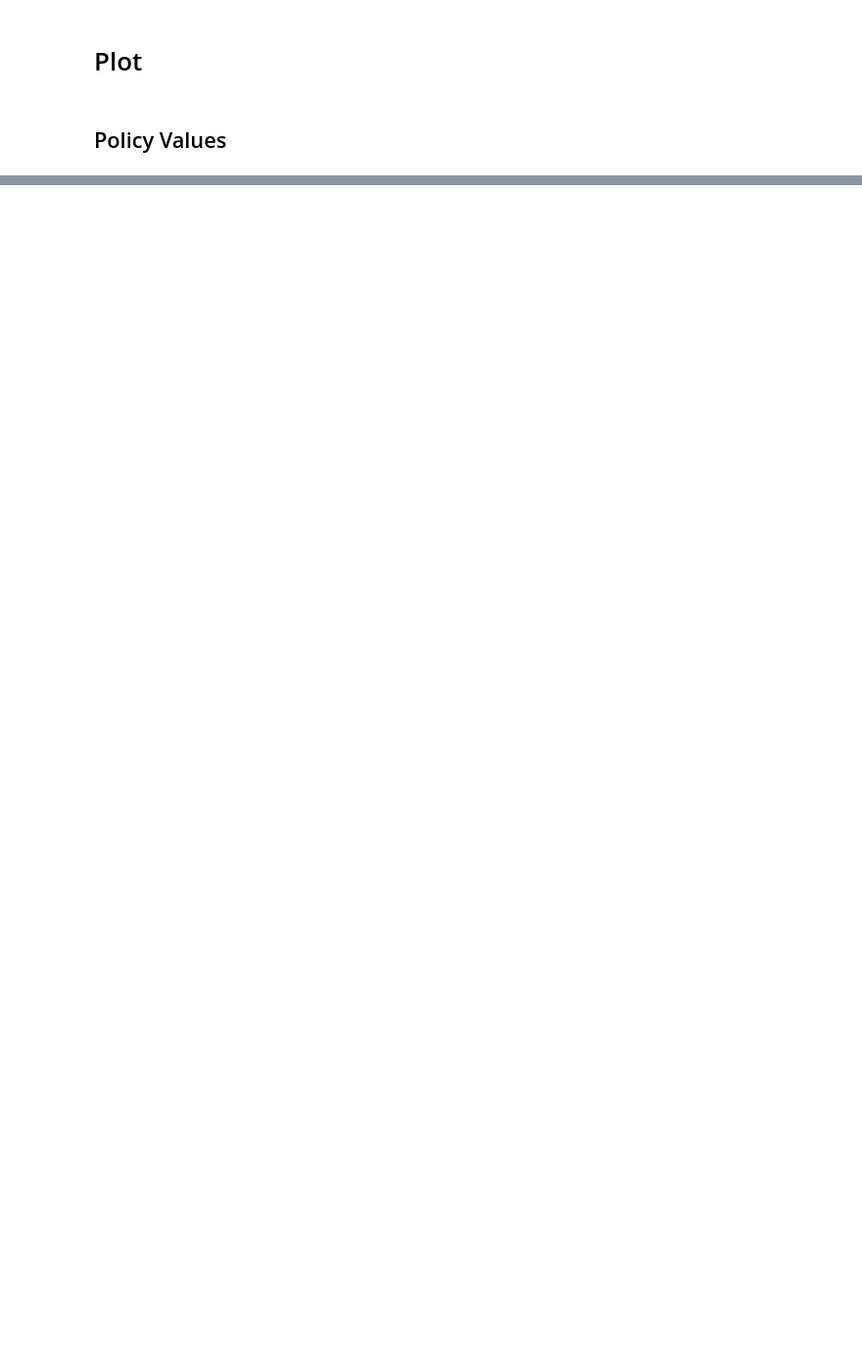
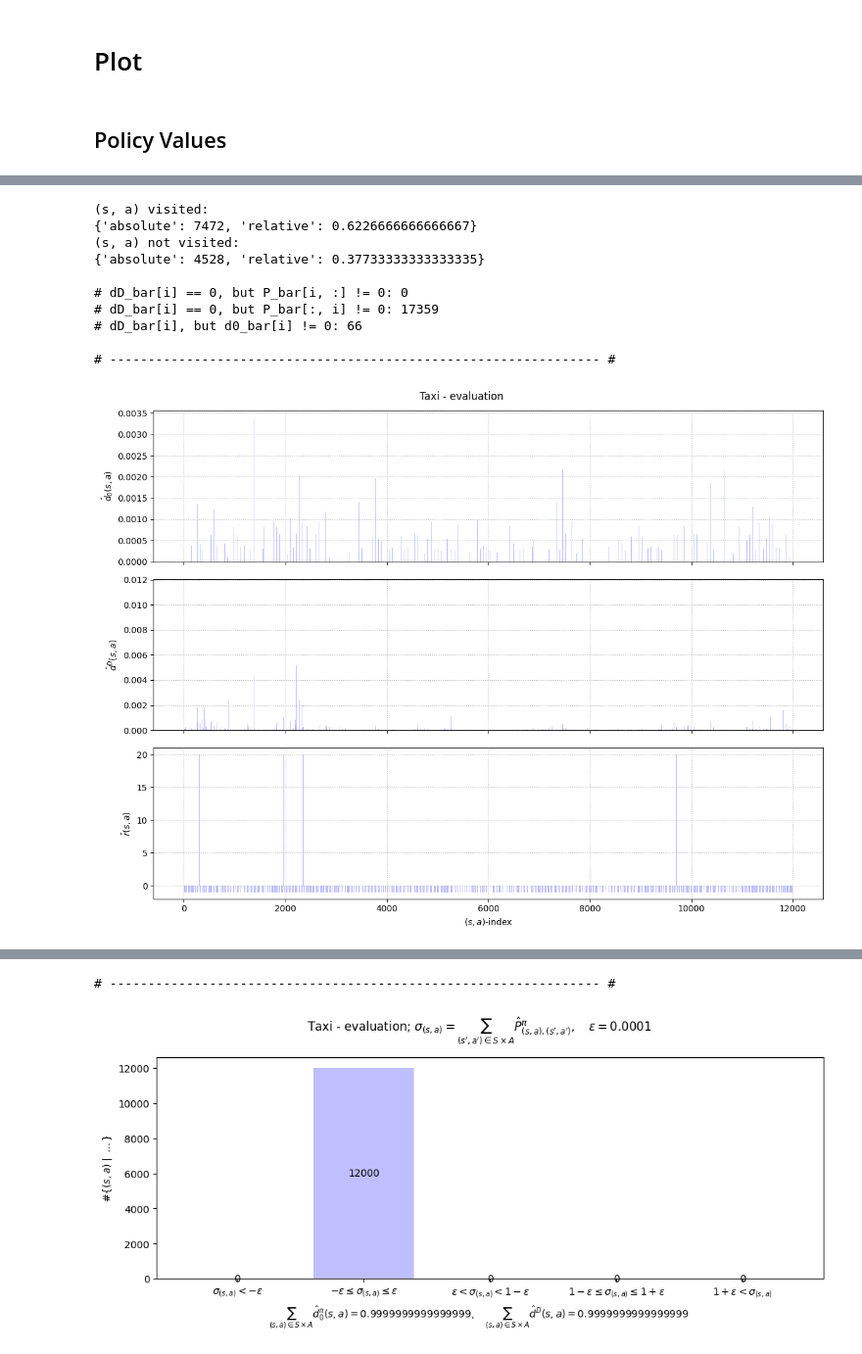
Before and after one commit to MrWhiteRichard/dice_rl_sepsis, a Jupyter notebook: results_taxi.ipynb, the cells around one changed output, grey strips where cells are left out. Shown at 98% size. Cells and saved outputs as stored; diff of their text form; code cells hidden in the pictures; blank space fills up the shorter version.

```diff
--- a/results_taxi.ipynb
+++ b/results_taxi.ipynb
@@ -436,0 +586,14 @@ np.dot(sdc_hat, dD_hat)=0.9074036191783112
+# %%
+test_auxiliary_estimates_taxi("evaluation")
+# %% [output]
+(s, a) visited:
+{'absolute': 7472, 'relative': 0.6226666666666667}
+(s, a) not visited:
+{'absolute': 4528, 'relative': 0.37733333333333335}
+
+# dD_bar[i] == 0, but P_bar[i, :] != 0: 0
+# dD_bar[i] == 0, but P_bar[:, i] != 0: 17359
+# dD_bar[i], but d0_bar[i] != 0: 66
+
+# ---------------------------------------------------------------- #
+[figure, added]
@@ -436,0 +602,2 @@ np.dot(sdc_hat, dD_hat)=0.9074036191783112
+# ---------------------------------------------------------------- #
+[figure, added]
```
Also changed, not shown: parts of 40 cells of this notebook, 1 other file.
